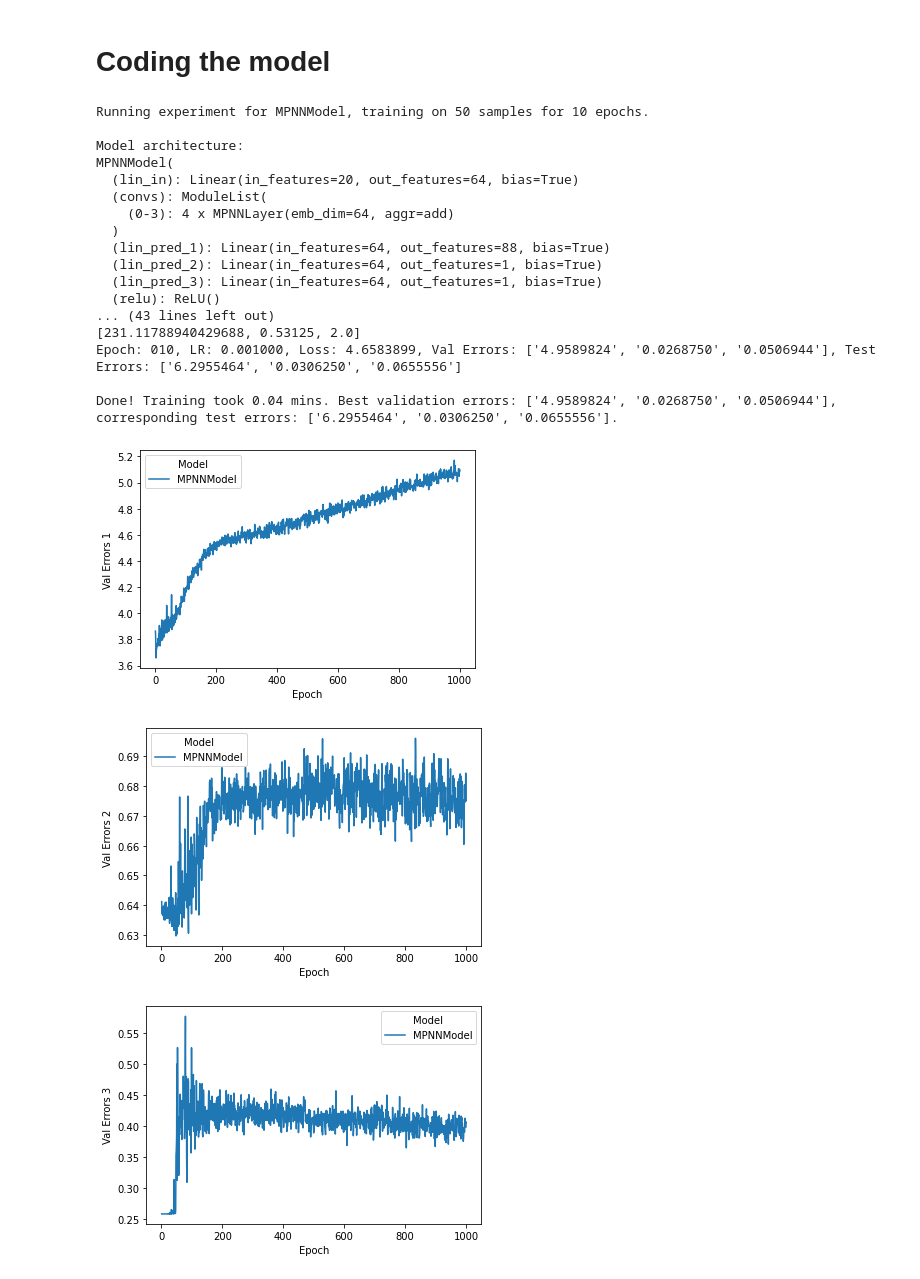
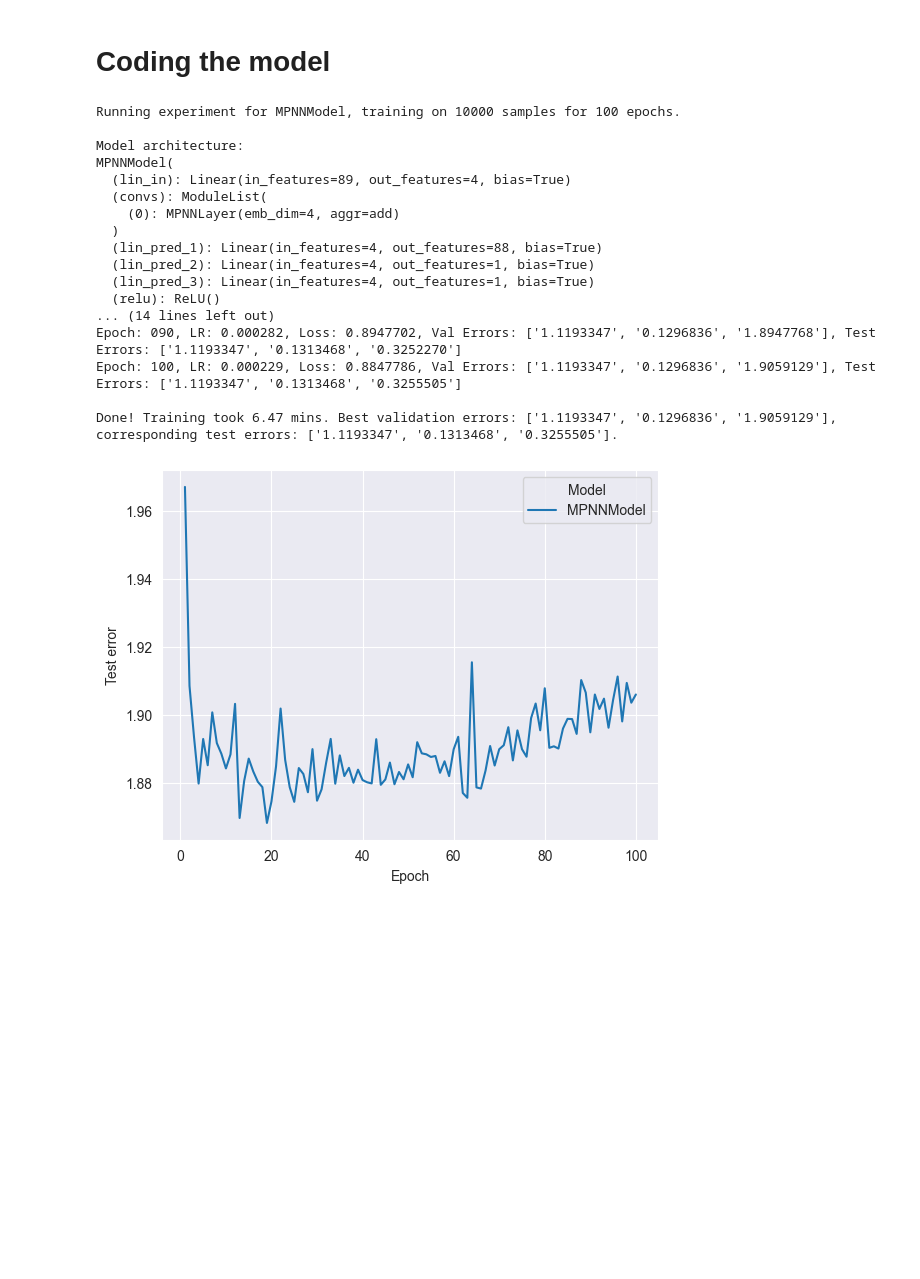
Before and after one commit to Vinnesta/l45-music-gnn, a Jupyter notebook: Graph U-Net/sound_play.ipynb, the cells around one changed output. Saved outputs shown, nothing was run; the diff lists cells and outputs as text; code cells hidden in the pictures; blank space fills up the shorter version.

```diff
--- a/Graph U-Net/sound_play.ipynb
+++ b/Graph U-Net/sound_play.ipynb
@@ -210,9 +208,7 @@ test_dataset = graph_data_list[100:150]
 # %%
-batch_size = 32
-
-train_loader = DataLoader(train_dataset, batch_size=batch_size, shuffle=True)
-val_loader = DataLoader(val_dataset, batch_size=batch_size, shuffle=False)
-test_loader = DataLoader(test_dataset, batch_size=batch_size, shuffle=False)
+train_loader = DataLoader(train_dataset, batch_size=BATCH_SIZE, shuffle=True)
+val_loader = DataLoader(val_dataset, batch_size=BATCH_SIZE, shuffle=False)
+test_loader = DataLoader(test_dataset, batch_size=BATCH_SIZE, shuffle=False)
 # %% [markdown]
 # Coding the model
 # %%
@@ -281,6 +277,9 @@ class MPNNModel(Module):
         self.lin_pred_2 = Linear(emb_dim, 1)  # For velocity
         self.lin_pred_3 = Linear(emb_dim, 1)  # For time
         self.relu = nn.ReLU()
+        self.sigmoid = nn.Sigmoid()
+        self.softmax = torch.nn.Softmax(dim=1)
+
 
     def forward(self, data):
         h = self.lin_in(data.x)  # (n, d_n) -> (n, d)
@@ -289,10 +288,14 @@ class MPNNModel(Module):
             h = h + conv(h, data.edge_index, data.edge_attr)  # (n, d) -> (n, d)
             # Note that we add a residual connection after each MPNN layer
 
-        h_graph = self.pool(h, data.batch)  # (n, d) -> (batch_size, d)
+        out_1 = self.lin_pred_1(h)  # (batch_size, d) -> (batch_size, 88)
+        out_1 = self.pool(out_1, data.batch)
+        out_1 = self.softmax(out_1)
 
-        out_1 = self.lin_pred_1(h_graph)  # (batch_size, d) -> (batch_size, 88)
-        out_2 = self.relu(self.lin_pred_2(h_graph))  # (batch_size, d) -> (batch_size, 128)
-        out_3 = self.relu(self.lin_pred_3(h_graph))  # (batch_size, d) -> (batch_size, 1)
+        out_2 = self.sigmoid(self.lin_pred_2(h))  # (batch_size, d) -> (batch_size, 1)
+        out_2 = self.pool(out_2, data.batch)
+
+        out_3 = self.relu(self.lin_pred_3(h))  # (batch_size, d) -> (batch_size, 1)
+        out_3 = self.pool(out_3, data.batch)
 
         return torch.cat((out_1, out_2, out_3), dim=1)
@@ -355,7 +386,7 @@ def run_experiment(model, model_name, train_loader, val_loader, test_loader, n_e
     model = model.to(device)
 
     # Adam optimizer with LR 1e-3
-    optimizer = torch.optim.Adam(model.parameters(), lr=0.001)
+    optimizer = torch.optim.Adam(model.parameters(), lr=0.001, weight_decay=1e-1)
 
     # LR scheduler which decays LR when validation metric doesn't improve
     scheduler = torch.optim.lr_scheduler.ReduceLROnPlateau(
@@ -364,7 +395,7 @@ def run_experiment(model, model_name, train_loader, val_loader, test_loader, n_e
     print("\nStart training:")
     best_val_error = [None, None, None]
     perf_per_epoch = []  # Track Test/Val errors vs. epoch (for plotting)
-    t = time.time()
+    t = TimeLib.time()
     for epoch in range(1, n_epochs + 1):
         # Call LR scheduler at start of each epoch
         lr = scheduler.optimizer.param_groups[0]['lr']
@@ -390,7 +421,7 @@ def run_experiment(model, model_name, train_loader, val_loader, test_loader, n_e
         perf_per_epoch.append((test_error[0],test_error[1], test_error[2], val_error[0], val_error[1], val_error[2], epoch, model_name))
 
 
-    t = time.time() - t
+    t = TimeLib.time() - t
     train_time = t / 60
     print(f"\nDone! Training took {train_time:.2f} mins. "
           f"Best validation errors: {[f'{x:.7f}' for x in best_val_error]}, "
@@ -398,7 +429,7 @@ def run_experiment(model, model_name, train_loader, val_loader, test_loader, n_e
 
     return best_val_error, test_error, train_time, perf_per_epoch
 # %%
-model = MPNNModel(num_layers=4, emb_dim=64, in_dim=sequence_length, edge_dim=1, out_dim=3)
+model = MPNNModel(num_layers=1, emb_dim=4, in_dim=sequence_length, edge_dim=1, out_dim=3)
 model_name = type(model).__name__
 best_val_errors, test_errors, train_time, perf_per_epoch = run_experiment(
     model,
@@ -406,26 +437,26 @@ best_val_errors, test_errors, train_time, perf_per_epoch = run_experiment(
     train_loader,
     val_loader,
     test_loader,
-    n_epochs=10
+    n_epochs=100
 )
 # %% [output]
-Running experiment for MPNNModel, training on 50 samples for 10 epochs.
+Running experiment for MPNNModel, training on 10000 samples for 100 epochs.
 
 Model architecture:
 MPNNModel(
-  (lin_in): Linear(in_features=20, out_features=64, bias=True)
+  (lin_in): Linear(in_features=89, out_features=4, bias=True)
   (convs): ModuleList(
-    (0-3): 4 x MPNNLayer(emb_dim=64, aggr=add)
+    (0): MPNNLayer(emb_dim=4, aggr=add)
   )
-  (lin_pred_1): Linear(in_features=64, out_features=88, bias=True)
-  (lin_pred_2): Linear(in_features=64, out_features=1, bias=True)
-  (lin_pred_3): Linear(in_features=64, out_features=1, bias=True)
+  (lin_pred_1): Linear(in_features=4, out_features=88, bias=True)
+  (lin_pred_2): Linear(in_features=4, out_features=1, bias=True)
+  (lin_pred_3): Linear(in_features=4, out_features=1, bias=True)
   (relu): ReLU()
-... (43 lines left out)
-[231.11788940429688, 0.53125, 2.0]
-Epoch: 010, LR: 0.001000, Loss: 4.6583899, Val Errors: ['4.9589824', '0.0268750', '0.0506944'], Test Errors: ['6.2955464', '0.0306250', '0.0655556']
+... (14 lines left out)
+Epoch: 090, LR: 0.000282, Loss: 0.8947702, Val Errors: ['1.1193347', '0.1296836', '1.8947768'], Test Errors: ['1.1193347', '0.1313468', '0.3252270']
+Epoch: 100, LR: 0.000229, Loss: 0.8847786, Val Errors: ['1.1193347', '0.1296836', '1.9059129'], Test Errors: ['1.1193347', '0.1313468', '0.3255505']
 
-Done! Training took 0.04 mins. Best validation errors: ['4.9589824', '0.0268750', '0.0506944'], corresponding test errors: ['6.2955464', '0.0306250', '0.0655556'].
+Done! Training took 6.47 mins. Best validation errors: ['1.1193347', '0.1296836', '1.9059129'], corresponding test errors: ['1.1193347', '0.1313468', '0.3255505'].
 # %%
 RESULTS = {}
 DF_RESULTS = pd.DataFrame(columns=["Test Errors 1", "Test Errors 2", "Test Errors 3", "Val Errors 1", "Val Errors 2", "Val Errors 3", "Epoch", "Model"])
@@ -435,11 +466,10 @@ RESULTS[model_name] = (best_val_errors, test_errors, train_time)
 df_temp = pd.DataFrame(perf_per_epoch, columns=["Test Errors 1", "Test Errors 2", "Test Errors 3", "Val Errors 1", "Val Errors 2", "Val Errors 3", "Epoch", "Model"])
 DF_RESULTS = DF_RESULTS.append(df_temp, ignore_index=True)
 # %%
-# Plots for each output
-for i in range(3):
+# Plots for test
+for i in range(2,3):
     p = sns.lineplot(x="Epoch", y=f"Val Errors {i+1}", hue="Model", data=DF_RESULTS)
+    p.set(ylabel="Test error")
     plt.show()
 # %% [output]
-[figure, old version]
+[figure, new version]
-[figure, removed]
-[figure, removed]
```
Also changed, not shown: parts of 18 cells of this notebook, 6 other files.
